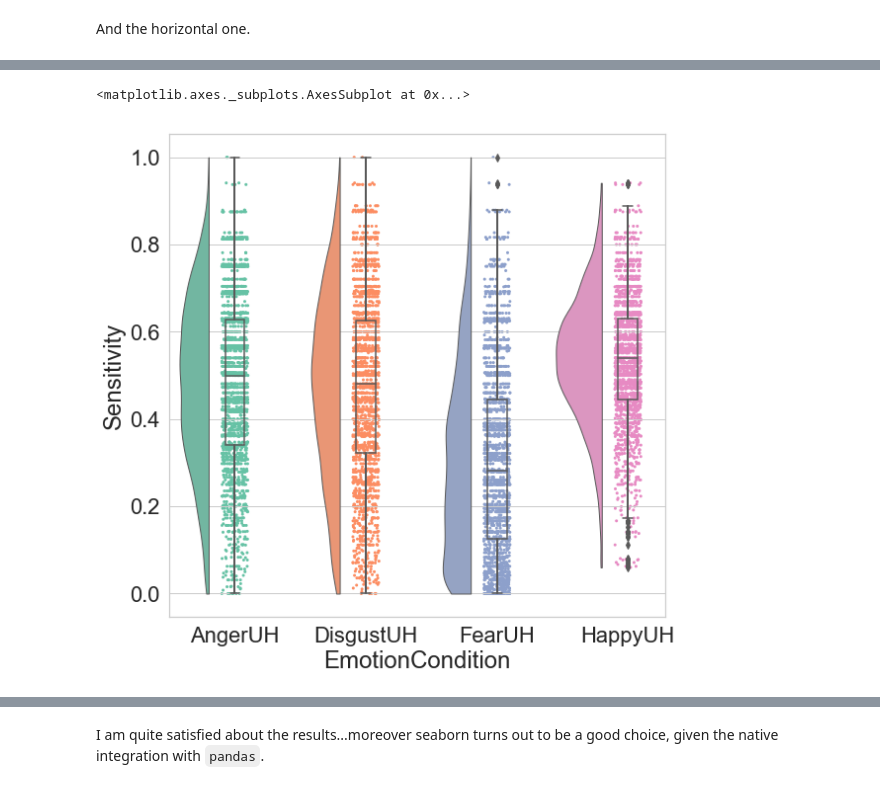
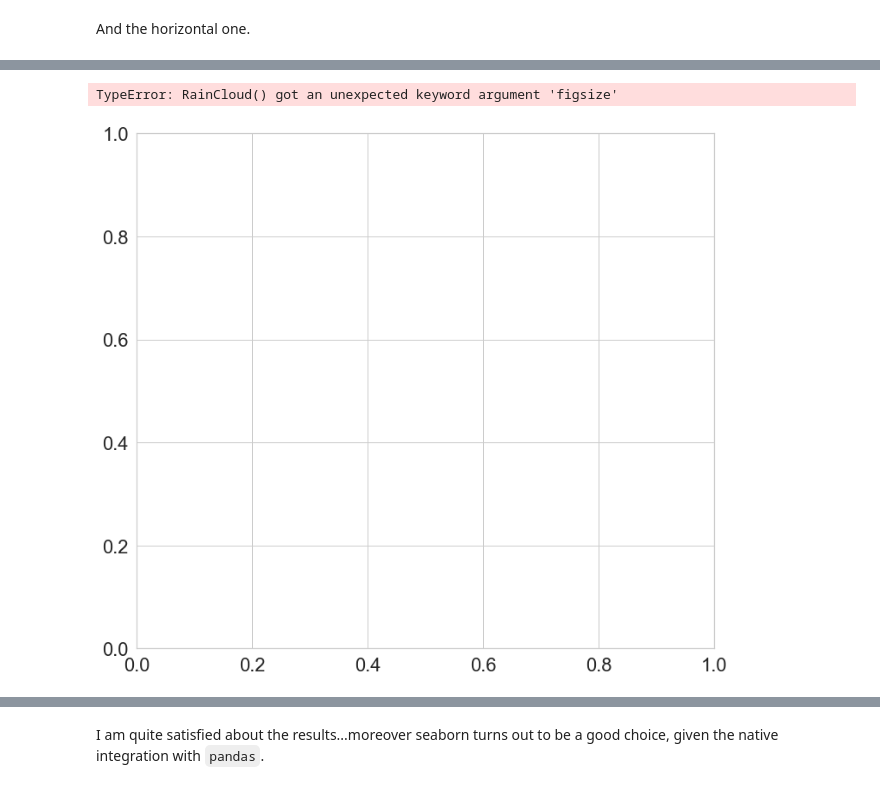
Before and after one commit to pog87/PtitPrince, a Jupyter notebook: RainCloud_Plot.ipynb, the cells around one changed output, grey strips where cells are left out. Cells and saved outputs as stored; diff of their text form; code cells hidden in the pictures.

```diff
--- a/RainCloud_Plot.ipynb
+++ b/RainCloud_Plot.ipynb
@@ -74,6 +80,7 @@ sns.despine(left=True)
 # %%
 #one-liner option
-pt.RainCloud(data = ddf, x = "EmotionCondition", y = "Sensitivity", figsize=(9,9))
+f, ax = plt.subplots(figsize=(12, 11))
+pt.RainCloud(data = ddf, x = "EmotionCondition", y = "Sensitivity", figsize=(9,9), orient='h', ax = ax)
 # %% [output]
-<matplotlib.axes._subplots.AxesSubplot at 0x...>
+TypeError: RainCloud() got an unexpected keyword argument 'figsize'
-[figure, old version]
+[figure, new version]
```
Also changed, not shown: parts of 6 cells of this notebook, 27 other files.
